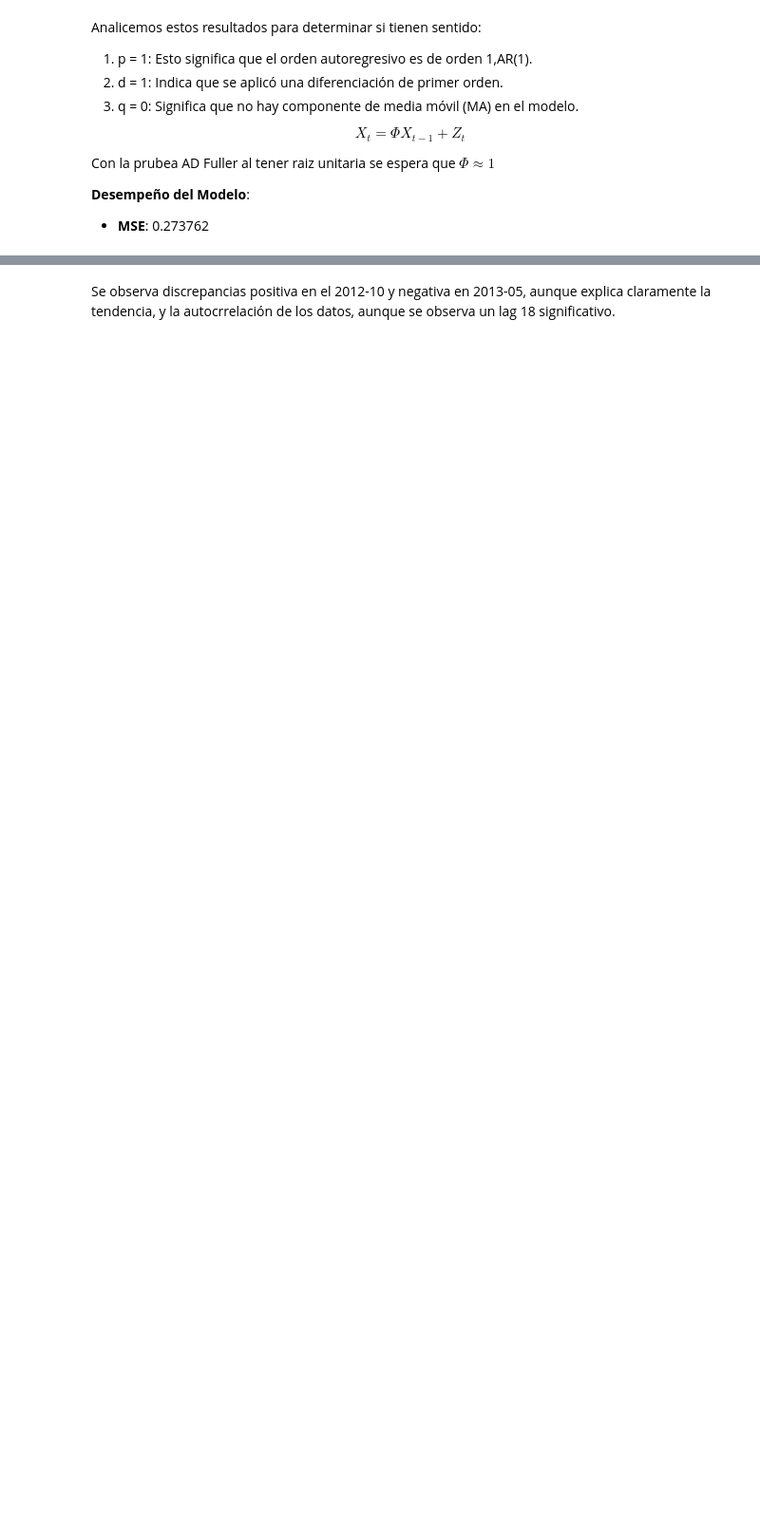
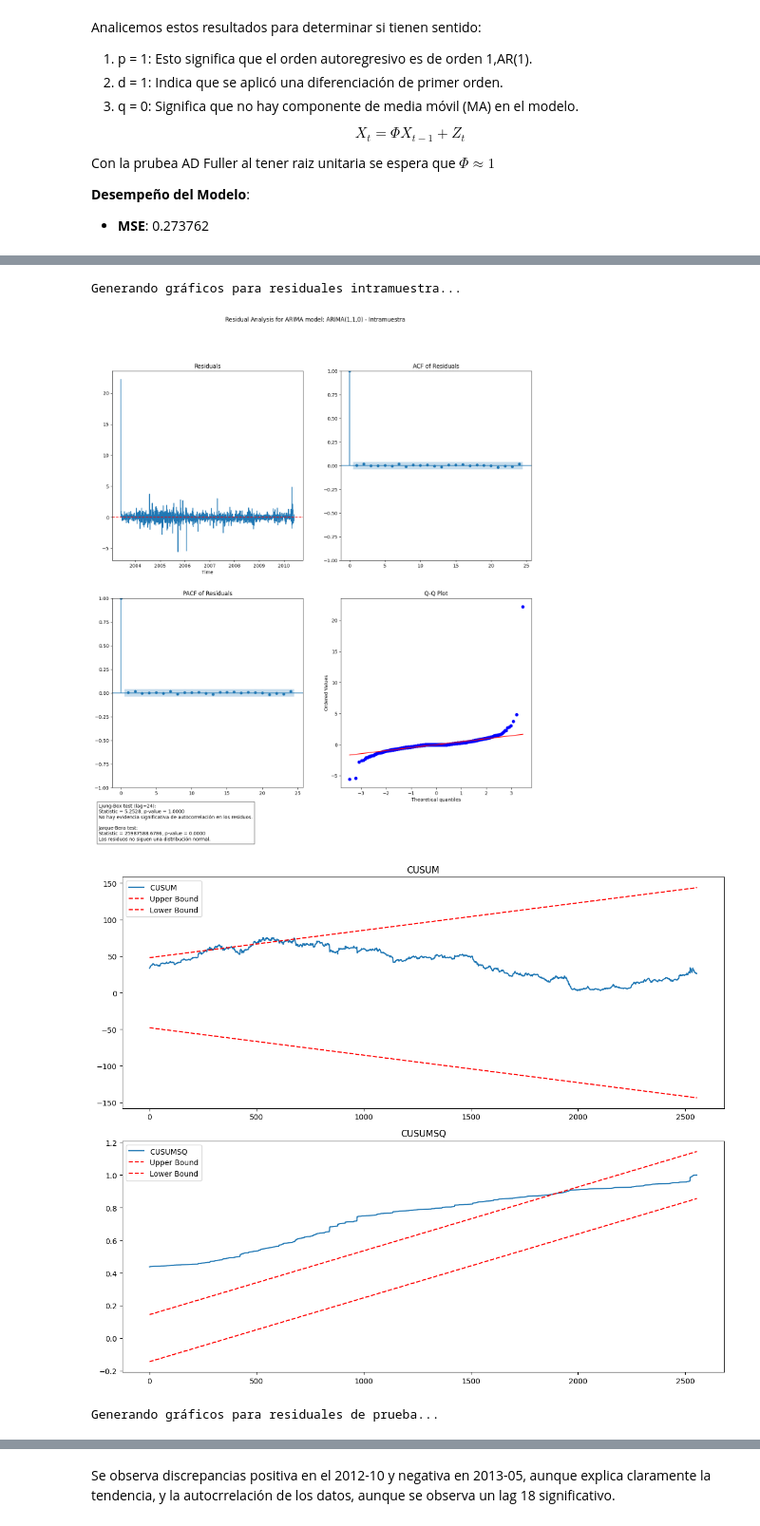
Before and after one commit to Plealm/Acciones_Series_Temporales, a Jupyter notebook: src/Series/Arima.ipynb, the cells around one changed output, grey strips where cells are left out. Shown at 95% size. Drawn from its saved outputs; the diff is of its cells as text; code cells hidden in the pictures; blank space fills up the shorter version.

Commit message:
Ajuste final Arima

```diff
--- a/src/Series/Arima.ipynb
+++ b/src/Series/Arima.ipynb
@@ -447,0 +422,24 @@ ValueError: x and y must have same first dimension, but have shapes (549,) and (
+# %%
+
+
+# Plotting
+print("Generando gráficos para residuales intramuestra...")
+fig_train, axs_train = plt.subplots(2, 2, figsize=(16, 16))
+plot_residuals_and_stats(train_data.index, train_residuals, f"ARIMA({best_p},{best_d},{best_q}) - Intramuestra", fig_train, axs_train)
+
+print("Generando gráficos para residuales de prueba...")
+fig_test, axs_test = plt.subplots(2, 2, figsize=(16, 16))
+plot_residuals_and_stats(test_data.index, test_residuals, f"ARIMA({best_p},{best_d},{best_q}) - Prueba", fig_test, axs_test)
+
+# Calcula y muestra el MSE
+mse = mean_squared_error(test_data['Close'], test_data['Close'] - np.array(test_residuals))
+mse_results_ARIMA = pd.DataFrame({
+    "Model": [f"ARIMA({best_p},{best_d},{best_q})"],
+    "MSE": [mse]
+})
+
+print("Resultados del MSE:")
+print(mse_results_ARIMA)
+
+plt.show()
+# %% [output]
@@ -447,0 +448,4 @@ ValueError: x and y must have same first dimension, but have shapes (549,) and (
+Generando gráficos para residuales intramuestra...
+[figure, added]
+[figure, added]
+Generando gráficos para residuales de prueba...
```
Also changed, not shown: parts of 9 cells of this notebook, 41 other files.
